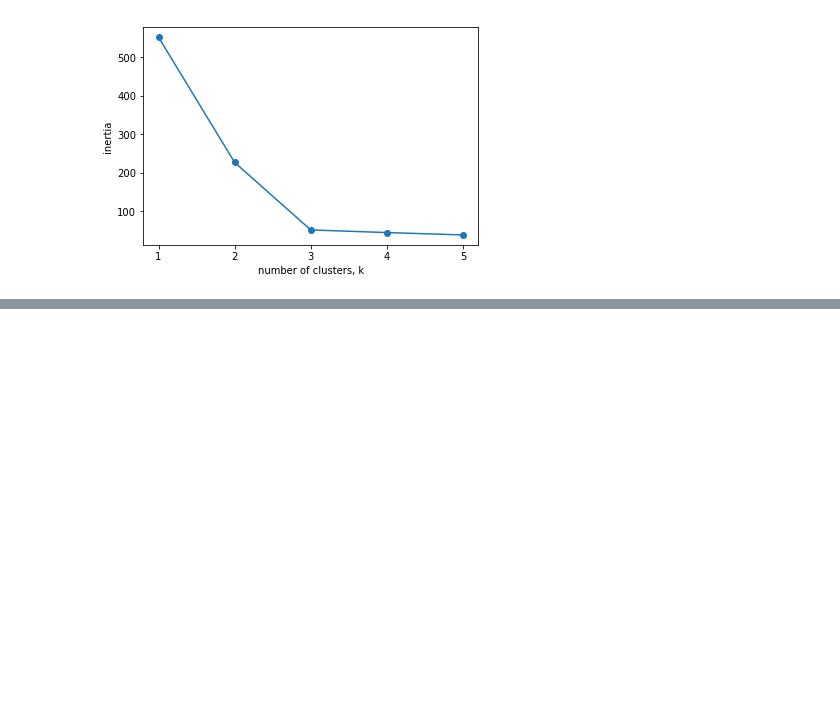
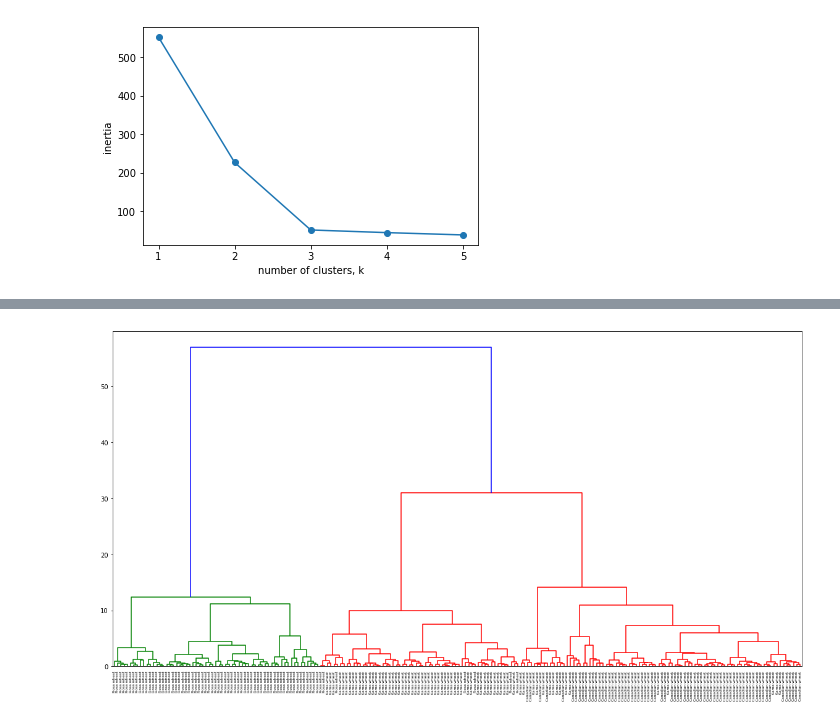
Before and after one commit to matthieuvernier/INFO343, a Jupyter notebook: actividad1/INFO343-Clustering-Actividad1.ipynb, the cells around one changed output, grey strips where cells are left out. Saved outputs shown, nothing was run; the diff lists cells and outputs as text; code cells hidden in the pictures; blank space fills up the shorter version.

```diff
--- a/actividad1/INFO343-Clustering-Actividad1.ipynb
+++ b/actividad1/INFO343-Clustering-Actividad1.ipynb
@@ -184,0 +217,13 @@ plt.show()
+# %%
+import pandas as pd
+
+seeds_df = pd.read_csv('datasets/semillas-trigo.csv')
+
+# Suprimir la columna 'grain_variety' del dataset. Utilizaremos esta información solamente como referencia al final
+varieties = list(seeds_df.pop('grain_variety'))
+
+# Extraer los datos como un arreglo NumPy
+samples = seeds_df.values
+
+# Mostrar el DataFrame
+seeds_df
@@ -184,0 +257,15 @@ plt.show()
+# %%
+from scipy.cluster.hierarchy import linkage, dendrogram
+import matplotlib.pyplot as plt
+
+mergings = linkage(samples, method='ward')
+
+plt.figure(figsize=(20,10))
+dendrogram(mergings,
+           labels=varieties,
+           leaf_rotation=90,
+           leaf_font_size=6,
+)
+plt.show()
+# %% [output]
+[figure, added]
```
Also changed, not shown: parts of 34 cells of this notebook, 9 other files.
